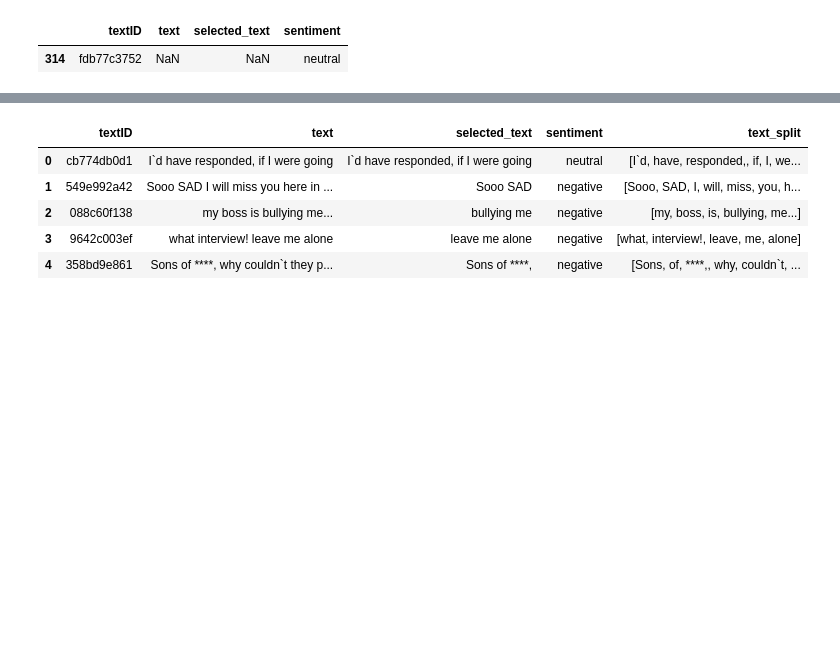
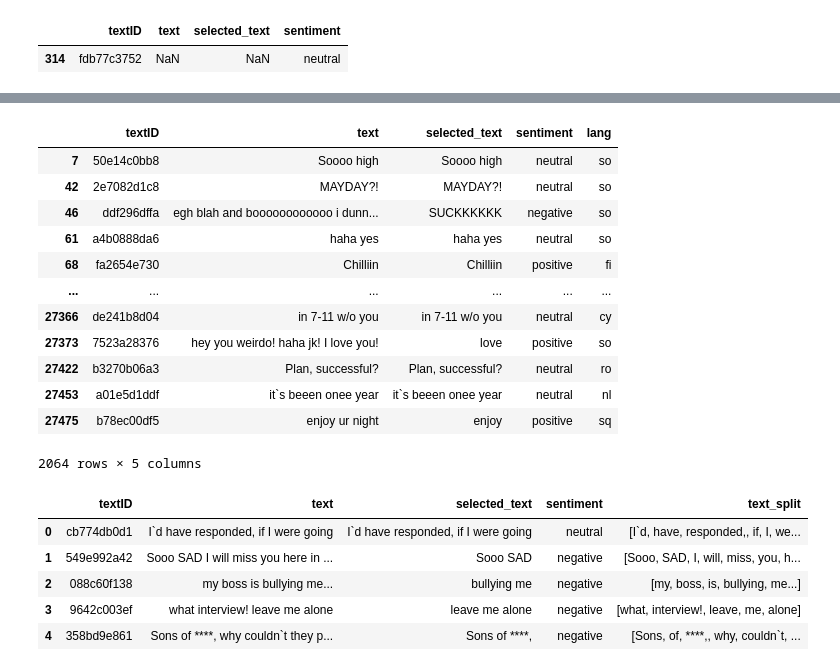
Before and after one commit to QingchuanLyu/Tweet-Sentiment-Analysis, a Jupyter notebook: Tweet Sentiment Extraction.ipynb, the cells around one changed output, grey strips where cells are left out. Drawn from its saved outputs; the diff is of its cells as text; code cells hidden in the pictures; blank space fills up the shorter version.

Commit message:
Added language detection

```diff
--- a/Tweet Sentiment Extraction.ipynb
+++ b/Tweet Sentiment Extraction.ipynb
@@ -75,0 +74,5 @@ Counter({'hellow': 1, 'world': 1})
+# %%
+#check it's english texts
+alpha_data  = train_raw[train_raw['text'].str.contains('[a-zA-Z]')]
+alpha_data['lang'] =alpha_data["text"].apply(lambda x: langdetect.detect(x))
+alpha_data.head()
@@ -76,3 +86,21 @@ Counter({'hellow': 1, 'world': 1})
+# %%
+alpha_data.loc[alpha_data.lang != "en"]
+#Among 2064 rows categorized as languages other than English, they're either slangs or non-sense
+#can still use 'en' to create a language class within NER
+# %% [output]
+|  | textID | text | selected_text | sentiment | lang |
+| 7 | 50e14c0bb8 | Soooo high | Soooo high | neutral | so |
+| 42 | 2e7082d1c8 | MAYDAY?! | MAYDAY?! | neutral | so |
+| 46 | ddf296dffa | egh blah and boooooooooooo i dunn... | SUCKKKKKK | negative | so |
+| 61 | a4b0888da6 | haha yes | haha yes | neutral | so |
+| 68 | fa2654e730 | Chilliin | Chilliin | positive | fi |
+| ... | ... | ... | ... | ... | ... |
+| 27366 | de241b8d04 | in 7-11 w/o you | in 7-11 w/o you | neutral | cy |
+| 27373 | 7523a28376 | hey you weirdo! haha jk! I love you! | love | positive | so |
+| 27422 | b3270b06a3 | Plan, successful? | Plan, successful? | neutral | ro |
+| 27453 | a01e5d1ddf | it`s beeen onee year | it`s beeen onee year | neutral | nl |
+| 27475 | b78ec00df5 | enjoy ur night | enjoy | positive | sq |
+2064 rows × 5 columns
 # %%
 #split original texts before counting top common words
 train_raw['text_split'] = train_raw['text'].apply(lambda x:x.split())
```
Also changed, not shown: parts of 5 cells of this notebook.
